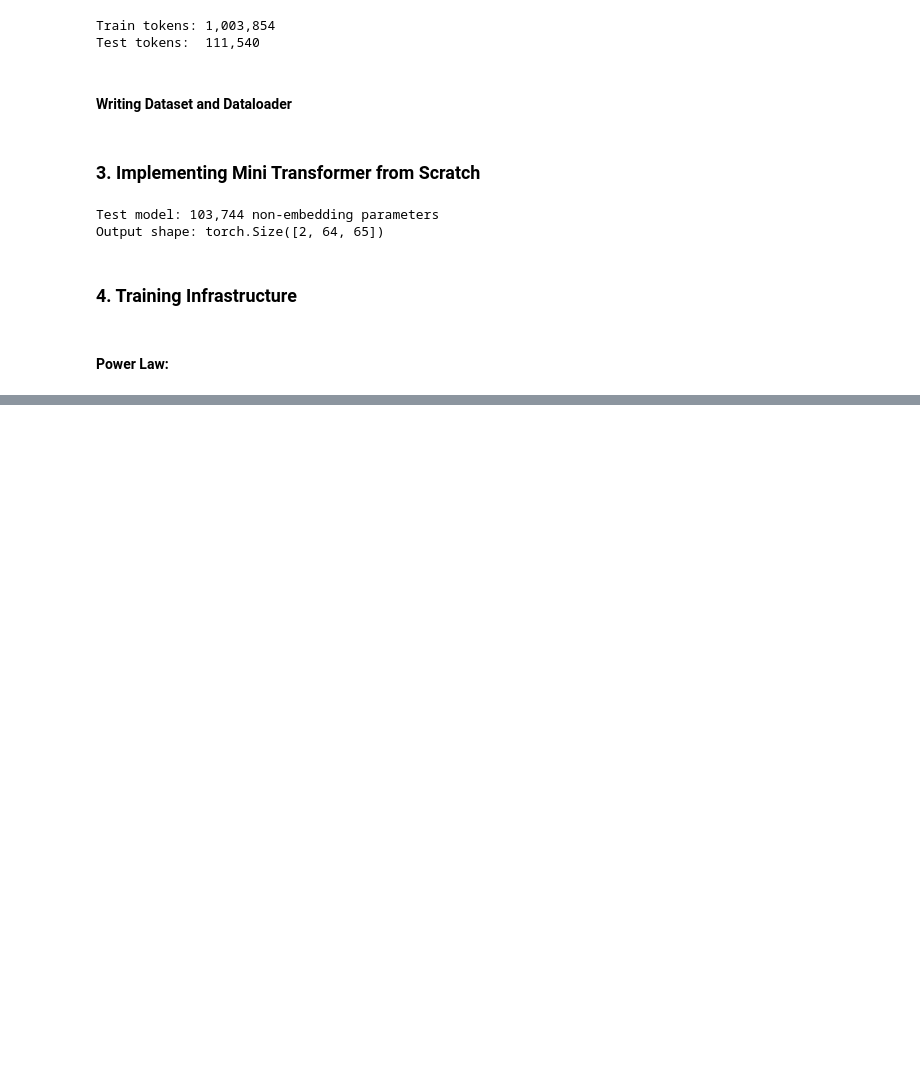
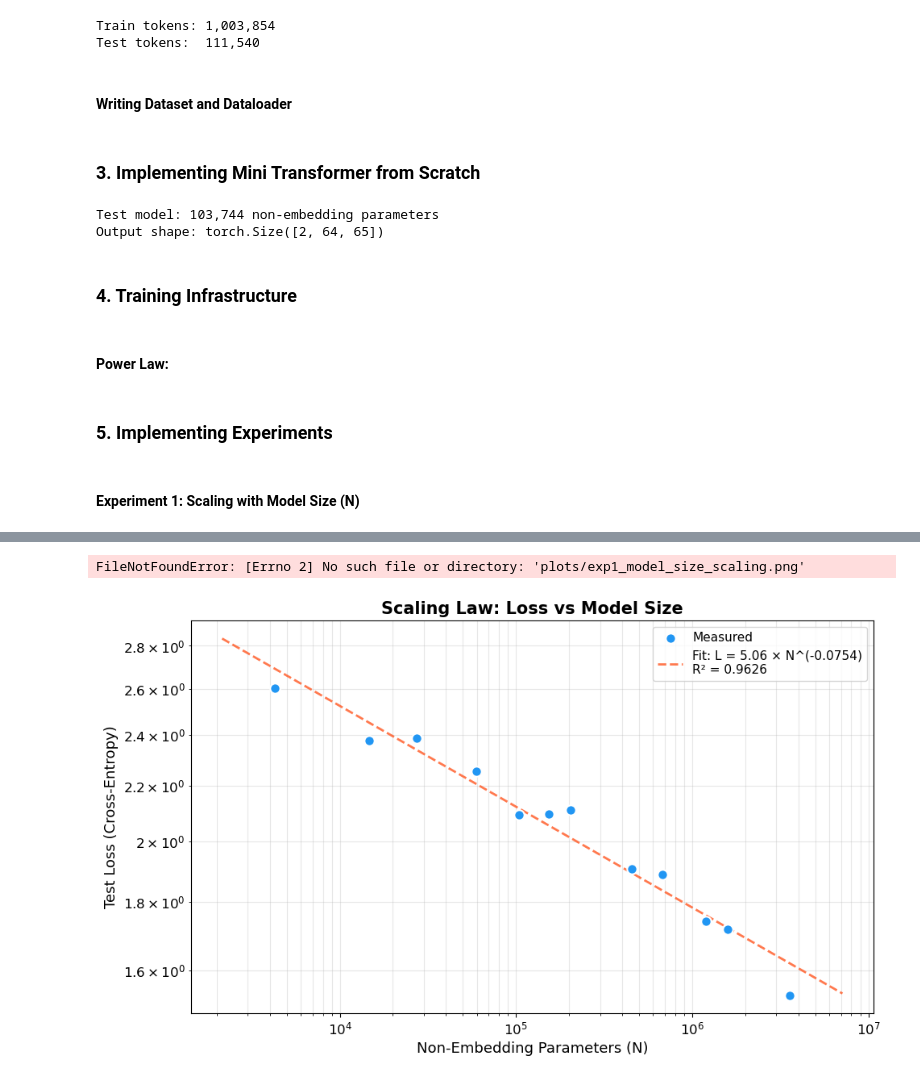
Before and after one commit to aaditya29/Implementing-ML-Papers, a Jupyter notebook: 12-Scaling-Laws/scaling-laws.ipynb, the cells around one changed output, grey strips where cells are left out. Cells and saved outputs as stored; diff of their text form; code cells hidden in the pictures; blank space fills up the shorter version.

Commit message:
feat: added experiment 1 of scaling-law paper

```diff
--- a/12-Scaling-Laws/scaling-laws.ipynb
+++ b/12-Scaling-Laws/scaling-laws.ipynb
@@ -485,3 +485,73 @@ def plot_scaling_law(x_data, y_data, x_label, title, a, alpha, r_sq,
     if save_path:
         plt.savefig(save_path, dpi=150, bbox_inches='tight')
     plt.show()
+# %% [markdown]
+### 5. Implementing Experiments
+# %% [markdown]
+#### Experiment 1: Scaling with Model Size (N)
+# %%
+print("EXPERIMENT 1: Scaling with Model Size (N)")
+
+# Define model configurations: (n_layers, d_model, n_heads) and vary these to get a range of parameter counts
+MODEL_CONFIGS = [
+    (1, 16, 1),     # Tiny
+    (1, 32, 1),     # Very small
+    (2, 32, 2),     # Small
+    (2, 48, 2),     # Small-medium
+    (2, 64, 2),     # Medium-small
+    (3, 64, 2),     # Medium
+    (4, 64, 4),     # Medium-large
+    (4, 96, 4),     # Large
+    (6, 96, 4),     # Larger
+    (6, 128, 4),    # Even larger
+    (8, 128, 8),    # XL
+    (8, 192, 8),    # XXL
+]
+
+CONTEXT_LENGTH = 64
+NUM_STEPS_EXP1 = 2000   # Enough steps for smaller models to converge
+BATCH_SIZE = 64
+LR = 3e-4
+
+exp1_results = []
+
+for i, (n_layers, d_model, n_heads) in enumerate(MODEL_CONFIGS):
+    print(f"\nConfig {i+1}/{len(MODEL_CONFIGS)}: "
+          f"layers={n_layers}, d_model={d_model}, heads={n_heads}:")
+
+    torch.manual_seed(SEED)
+    model = create_model(n_layers, d_model, n_heads, CONTEXT_LENGTH)
+    n_params = count_parameters(model)
+    print(f"  Non-embedding params: {n_params:,}")
+
+    history = train_model(
+        model, train_data, test_data,
+        context_length=CONTEXT_LENGTH, batch_size=BATCH_SIZE,
+        learning_rate=LR, num_steps=NUM_STEPS_EXP1,
+        eval_every=NUM_STEPS_EXP1,  # Only evaluate at end for speed
+        verbose=True,
+    )
+
+    exp1_results.append({
+        'n_params': n_params,
+        'test_loss': history['final_test_loss'],
+        'config': (n_layers, d_model, n_heads),
+    })
+
+    del model
+    torch.cuda.empty_cache() if torch.cuda.is_available() else None
+
+print("\n\nExperiment 1 Results:")
+print(f"{'Config':<20} {'Params':>10} {'Test Loss':>12}")
+for r in exp1_results:
+    print(f"{str(r['config']):<20} {r['n_params']:>10,} {r['test_loss']:>12.4f}")
+
+#Scaling Law for Model Size
+N_values = np.array([r['n_params'] for r in exp1_results])
+L_values = np.array([r['test_loss'] for r in exp1_results])
+
+a_N, alpha_N, r_sq_N = fit_power_law(N_values, L_values)
+print(f"\nPower Law Fit: L(N) = {a_N:.2f} × N^(-{alpha_N:.4f})")
+print(f"R² = {r_sq_N:.4f}")
+print(f"Paper's exponent: α_N ≈ 0.076 | Our exponent: α_N ≈ {alpha_N:.4f}")
+# %% [output]
@@ -487,0 +575,2 @@ def plot_scaling_law(x_data, y_data, x_label, title, a, alpha, r_sq,
+FileNotFoundError: [Errno 2] No such file or directory: 'plots/exp1_model_size_scaling.png'
+[figure, added]
```
Also changed, not shown: parts of 1 cell of this notebook.
